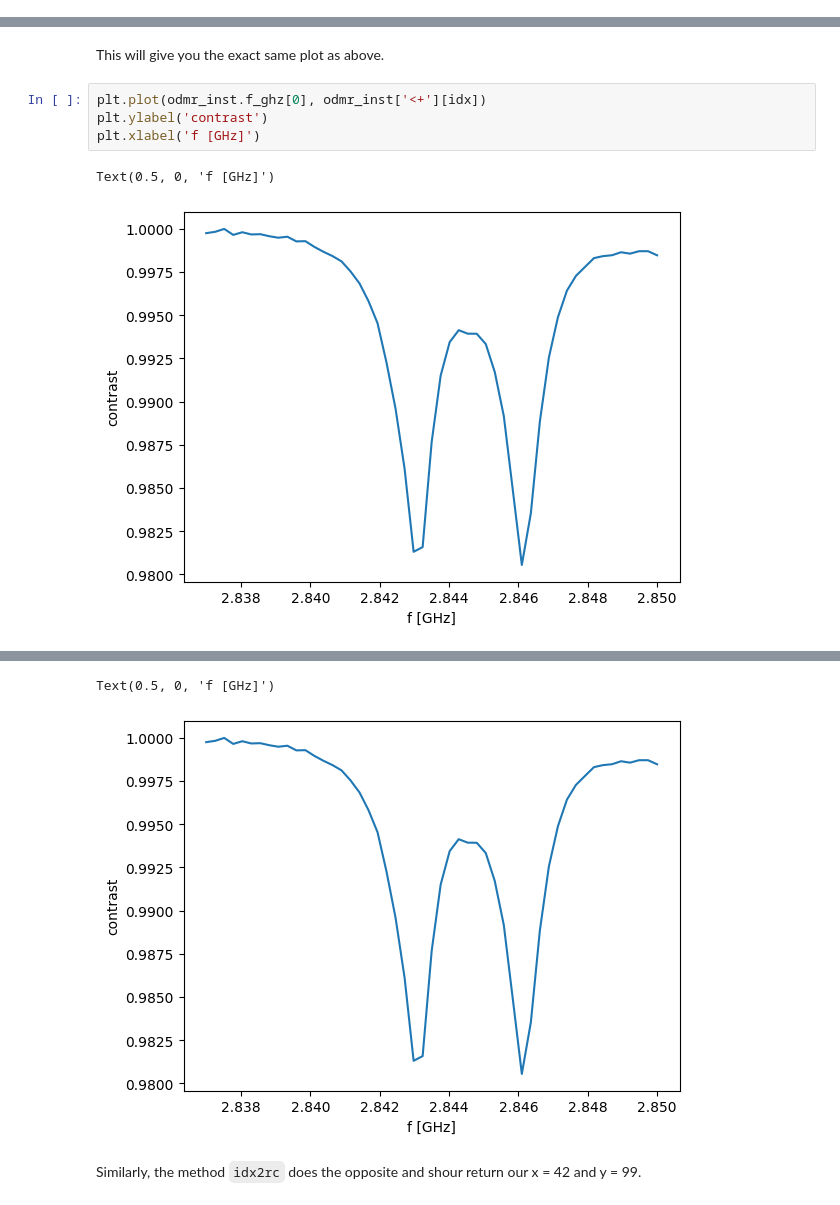
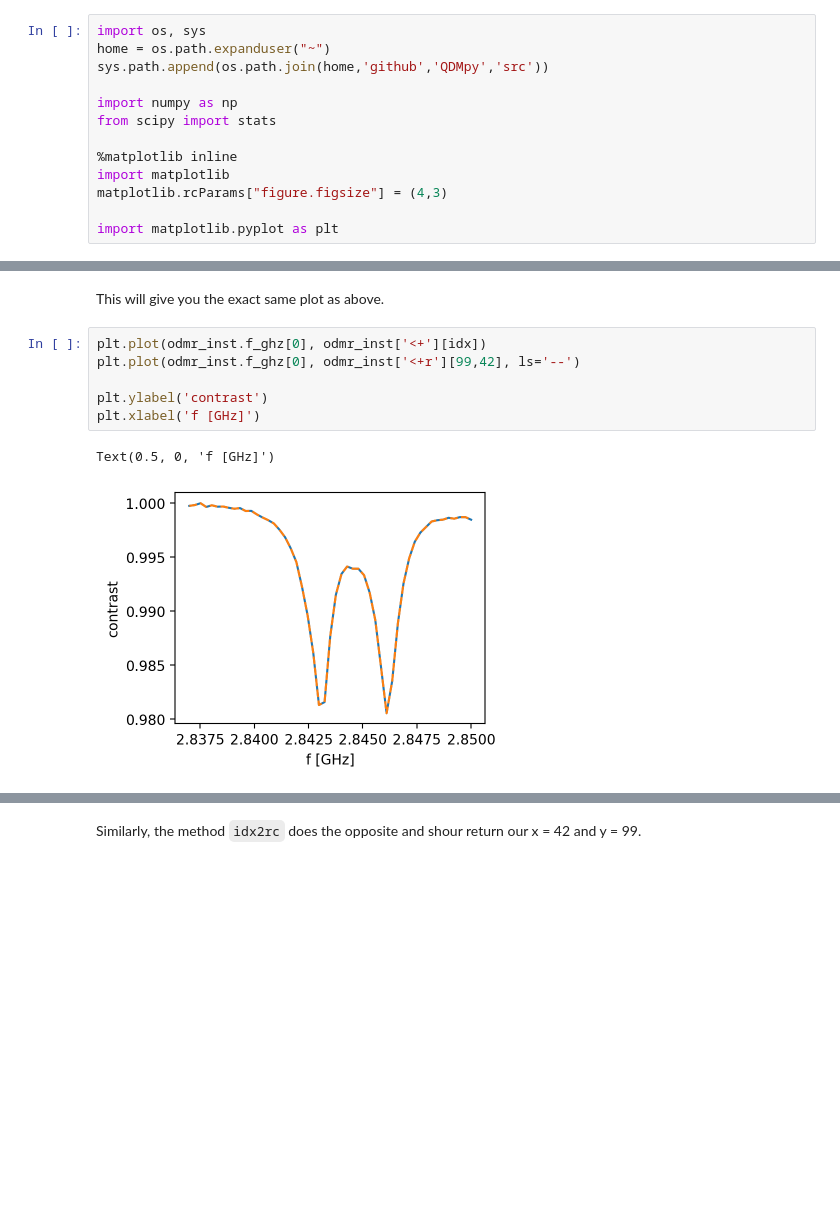
Before and after one commit to MikeVolk/QDMpy, a Jupyter notebook: tutorial.ipynb, the cells around one changed output, grey strips where cells are left out. Saved outputs shown, nothing was run; the diff lists cells and outputs as text; blank space fills up the shorter version.

```diff
--- a/tutorial.ipynb
+++ b/tutorial.ipynb
@@ -1,2 +6,15 @@
+# %%
+import os, sys
+home = os.path.expanduser("~")
+sys.path.append(os.path.join(home,'github','QDMpy','src'))
+
+import numpy as np
+from scipy import stats
+
+%matplotlib inline
+import matplotlib
+matplotlib.rcParams["figure.figsize"] = (4,3)
+
+import matplotlib.pyplot as plt
 # %%
 import QDMpy
@@ -257,8 +207,10 @@ idx
 This will give you the exact same plot as above.
 # %%
 plt.plot(odmr_inst.f_ghz[0], odmr_inst['<+'][idx])
+plt.plot(odmr_inst.f_ghz[0], odmr_inst['<+r'][99,42], ls='--')
+
 plt.ylabel('contrast')
 plt.xlabel('f [GHz]')
 # %% [output]
 Text(0.5, 0, 'f [GHz]')
-[figure, old version]
+[figure, new version]
@@ -268,5 +217,3 @@ Text(0.5, 0, 'f [GHz]')
-Text(0.5, 0, 'f [GHz]')
-[figure, removed]
 # %% [markdown]
 Similarly, the method `idx2rc` does the opposite and shour return our x = 42 and y = 99.
 # %%
```
Also changed, not shown: parts of 101 cells of this notebook.
